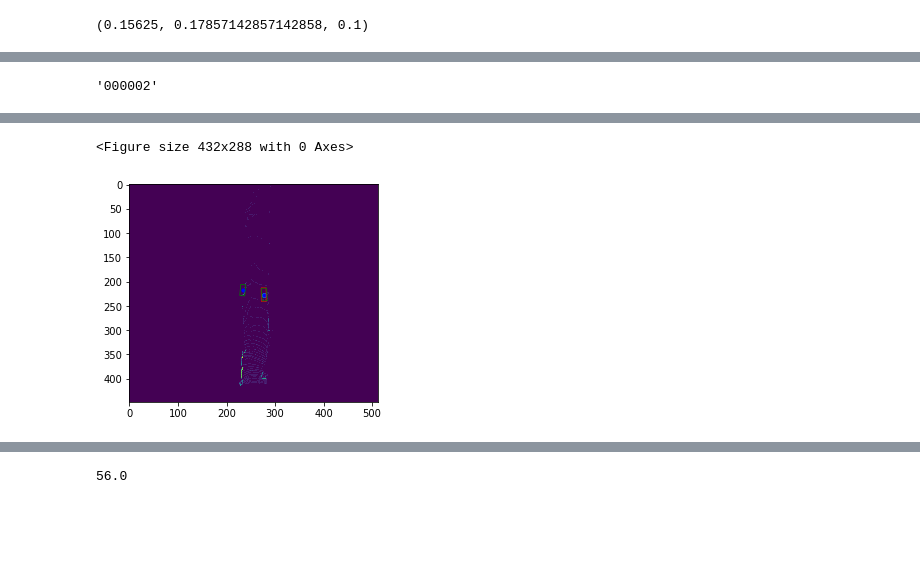
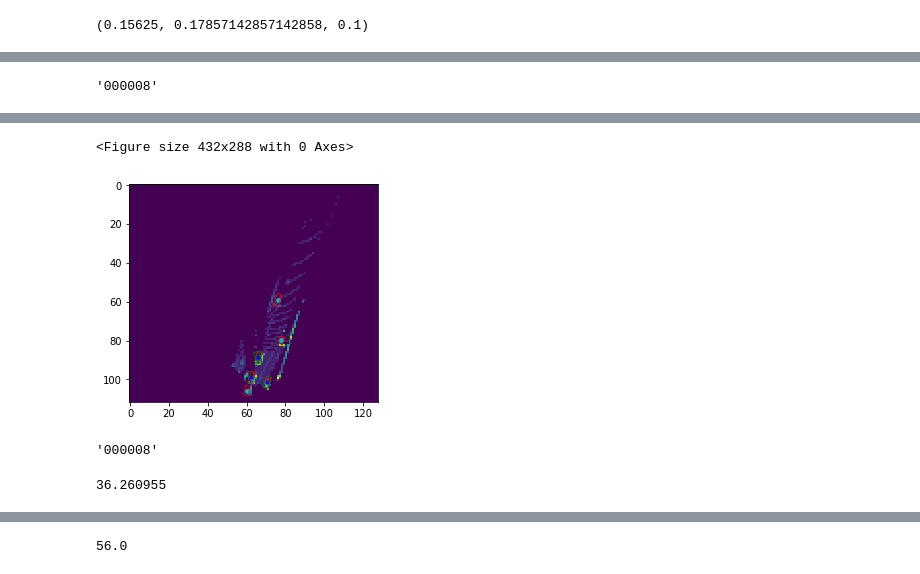
Before and after one commit to marmohamed/Multi-Modal-Fusion-For-3d-Object-Detection, a Jupyter notebook: src/Notebooks/Model Evaluation-Copy1.ipynb, the cells around one changed output, grey strips where cells are left out. Saved outputs shown, nothing was run; the diff lists cells and outputs as text; code cells hidden in the pictures; blank space fills up the shorter version.

```diff
--- a/src/Notebooks/Model Evaluation-Copy1.ipynb
+++ b/src/Notebooks/Model Evaluation-Copy1.ipynb
@@ -750,7 +750,7 @@ list_lidar_paths = list(map(lambda x: base_path+'/data_object_velodyne/training/
 list_label_paths = list(map(lambda x: base_path + '/data_object_label_2/training/label_2/' + x + '.txt', list_files))
 list_calib_paths = list(map(lambda x: base_path + '/data_object_calib/training/calib/' + x + '.txt', list_files))
 # %%
-i_c = 1
+i_c = 5
 current_file = list_files[i_c]
 current_file
 # %% [output]
@@ -1164,10 +1214,10 @@ def convert_prediction_into_real_values2(label_tensor, truth_value=None,
             out = np.copy(label_tensor[ones_index[0][i], ones_index[1][i], :])
             anchor = np.array([x+0.5, y+0.5, 0.5, anchors[0], anchors[1], anchors[2]])
 
-            mins = np.array([-0.5, -0.5, -0.5, 0.7, 0.1, 0.1, -1.1, -1.1])
-            maxs = np.array([0.5, 0.5, 0.5, 1.9, 0.75, 0.91, 1.1, 1.1])
-            print(out[:3])
-            out[:8] = ((out[:8] + 1) / 2) * (maxs - mins) + mins
+#             mins = np.array([-0.5, -0.5, -0.5, 0.7, 0.1, 0.1, -1.1, -1.1])
+#             maxs = np.array([0.5, 0.5, 0.5, 1.9, 0.75, 0.91, 1.1, 1.1])
+#             print(out[:3])
+#             out[:8] = ((out[:8] + 1) / 2) * (maxs - mins) + mins
 
             out[3:6] = np.exp(out[3:6])
             print(out[:3])
@@ -1224,7 +1274,7 @@ data_reader_obj.label_reader = LabelReader('./' + current_file + '.txt',
                                            rot, tr, sc, ang, data_reader_obj.calib_reader,
                                         get_actual_dims=True,
                                         from_file=True, fliplr=fliplr)
-data_reader_obj.label_reader.size = (448, 512, 35)
+data_reader_obj.label_reader.size = (448//4, 512//4, 35)
 _, label_bev, _ = data_reader_obj.read_label()
 data_reader_obj.label_reader.get_actual_dims = False
 _, label_bev2, _ = data_reader_obj.read_label()
@@ -1274,10 +1324,10 @@ for i in range(0, len(label_bev)):
     for j in range(4):
         l.append([xs[j], ys[j]])
 
-    if i == 2:
-        c = 'c'
-    else:
-        c = 'g'
+#     if i == 2:
+#         c = 'c'
+#     else:
+#         c = 'g'
 
     rect = patches.Polygon(l,linewidth=0.75,edgecolor=c,facecolor='none')
     ax.add_patch(rect)
@@ -1411,4 +1503,4 @@ for i in range(6):
 # %%
 current_file
 # %% [output]
-'000002'
+'000008'
@@ -1415,34 +1895,34 @@ current_file
 # %%
-th=0.2
+th=0.4
 # truth_value = feed_dict[model.y_true][0, :, :, :, :]
 truth_value = None
-converted_points = convert_prediction_into_real_values2(final_output[0, :, :,  :], truth_value=truth_value, th=th)
+converted_points = convert_prediction_into_real_values3(final_output[0, :, :,  :], truth_value=truth_value, th=th)
 # converted_points = convert_prediction_into_real_values(final_output[0, :, :, :, :], th=th)
-points = get_points(converted_points, base_path + '/data_object_calib/training/calib/'+ current_file + '.txt', th=th)
+points = get_points2(converted_points, base_path + '/data_object_calib/training/calib/'+ current_file + '.txt', th=th)
 
 res = '\n'.join([' '.join([str(l) for l in points[i]]) for i in range(len(points))])
 # print('res', res)
 print(len(points))
-# if True:
-#         labels, indxes = read_label2(res, base_path + '/data_object_calib/training/calib/'+ current_file + '.txt', 0, 0, get_actual_dims=True, from_file=False)
-# #         print(len(labels), len(points))
-#         if len(labels) != len(points):
-#             print('not the same')
+if True:
+        labels, indxes = read_label2(res, base_path + '/data_object_calib/training/calib/'+ current_file + '.txt', 0, 0, get_actual_dims=True, from_file=False)
+#         print(len(labels), len(points))
+        if len(labels) != len(points):
+            print('not the same')
 
-#         points = np.array(points)
-#         points = points[indxes]
-#         if len(labels) > 0:
-#             selected_idx = nms(labels, np.array([points[i][-1] for i in range(len(points))]), max_output_size=100, iou_threshold=0.3)
-#         else:
-#             selected_idx = []
-# #         print('done', len(selected_idx))
+        points = np.array(points)
+        points = points[indxes]
+        if len(labels) > 0:
+            selected_idx = nms(labels, np.array([points[i][-1] for i in range(len(points))]), max_output_size=100, iou_threshold=0.3)
+        else:
+            selected_idx = []
+#         print('done', len(selected_idx))
 
-#         if len(selected_idx) > 0:
-#             points = points[selected_idx]
-#             print(len(points))
-#             res = '\n'.join([' '.join([str(l) for l in points[i]]) for i in range(len(points))])
-#         else:
-#             res=""
+        if len(selected_idx) > 0:
+            points = points[selected_idx]
+            print(len(points))
+            res = '\n'.join([' '.join([str(l) for l in points[i]]) for i in range(len(points))])
+        else:
+            res=""
 
 
 text_file = open('./' + current_file + '.txt', "wb+")
@@ -1458,7 +1938,8 @@ data_reader_obj.label_reader = LabelReader('./' + current_file + '.txt',
                                            rot, tr, sc, ang, data_reader_obj.calib_reader,
                                         get_actual_dims=True,
                                         from_file=True, fliplr=fliplr)
-data_reader_obj.label_reader.size = (448, 512, 35)
+
+data_reader_obj.label_reader.size = (448//4, 512//4, 35)
 points, label_bev, directions = data_reader_obj.read_label()
 
 #groundtruth
@@ -1507,6 +1988,9 @@ for i in range(0, len(label_bev)):
     h = label_bev[i][4]
     x = label_bev[i][0]
     y = label_bev[i][1]
+#     if i in [3, 4]:
+#         y = 52.638474
+#         x = 36.260956
     print(y, x, w, h, -label_bev[i][6]*57.2958)
     ax.scatter(y, x, s=10, c='b')
     polygon = convert5Pointto8Point(y, x, w, h, -label_bev[i][6]*57.2958)
@@ -1543,2 +2029,10 @@ plt.show()
 <Figure size 432x288 with 0 Axes>
-[figure, old version]
+[figure, new version]
+# %%
+current_file
+# %% [output]
+'000008'
+# %%
+145.04382/4
+# %% [output]
+36.260955
```
Also changed, not shown: parts of 42 cells of this notebook, 6 other files.
